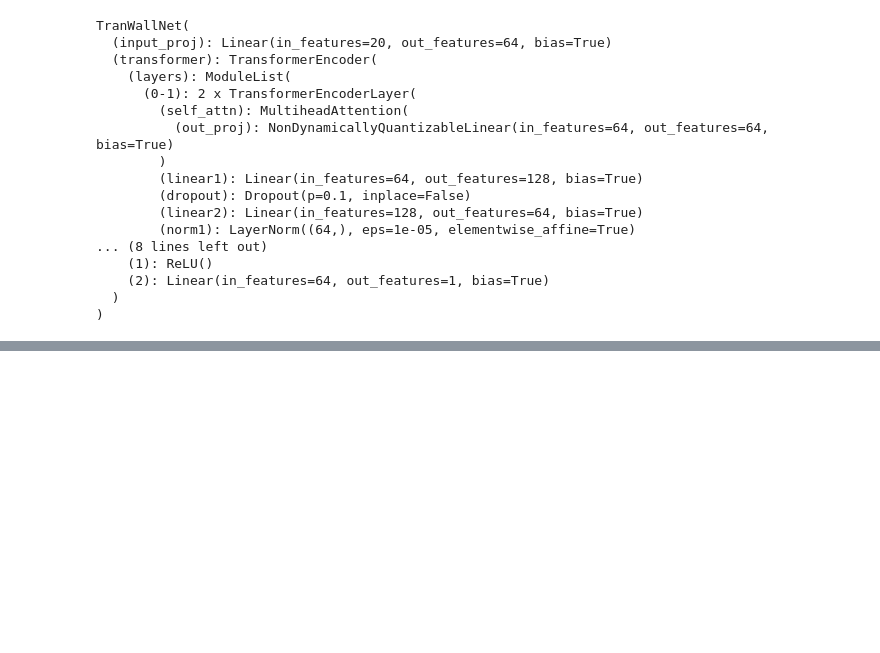
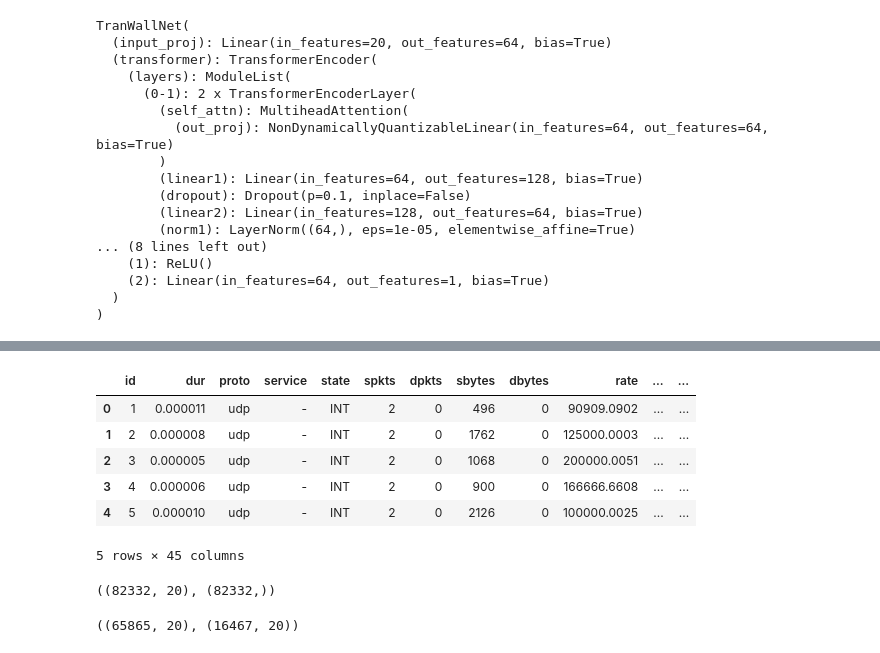
Before and after one commit to DtheFather/Transformer-Based-Adaptive-Network-Intrusion-Prevention-Firewall, a Jupyter notebook: model/tranwall_test.ipynb, the cells around one changed output, grey strips where cells are left out. Cells and saved outputs as stored; diff of their text form; code cells hidden in the pictures; blank space fills up the shorter version.

```diff
--- a/model/tranwall_test.ipynb
+++ b/model/tranwall_test.ipynb
@@ -128,0 +144,60 @@ plt.show()
+# %%
+csv_path = "../data/UNSW-NB15/UNSW_NB15_training-set.csv"
+df = pd.read_csv(csv_path)
+df.head()
+# %% [output]
+|  | id | dur | proto | service | state | spkts | dpkts | sbytes | dbytes | rate | ... | ... |
+| 0 | 1 | 0.000011 | udp | - | INT | 2 | 0 | 496 | 0 | 90909.0902 | ... | ... |
+| 1 | 2 | 0.000008 | udp | - | INT | 2 | 0 | 1762 | 0 | 125000.0003 | ... | ... |
+| 2 | 3 | 0.000005 | udp | - | INT | 2 | 0 | 1068 | 0 | 200000.0051 | ... | ... |
+| 3 | 4 | 0.000006 | udp | - | INT | 2 | 0 | 900 | 0 | 166666.6608 | ... | ... |
+| 4 | 5 | 0.000010 | udp | - | INT | 2 | 0 | 2126 | 0 | 100000.0025 | ... | ... |
+5 rows × 45 columns
+# %%
+feature_cols = [
+    "dur",
+    "spkts",
+    "dpkts",
+    "sbytes",
+    "dbytes",
+    "rate",
+    "sttl",
+    "dttl",
+    "sload",
+    "dload",
+    "sloss",
+    "dloss",
+    "sinpkt",
+    "dinpkt",
+    "smean",
+    "dmean",
+    "ct_srv_src",
+    "ct_state_ttl",
+    "ct_dst_ltm",
+    "ct_src_dport_ltm"
+]
+
+label_col = "label"
+
+X = df[feature_cols].astype("float32").values
+y = df[label_col].astype("int64").values
+
+X.shape, y.shape
+# %% [output]
+((82332, 20), (82332,))
+# %%
+X_train_np, X_val_np, y_train_np, y_val_np = train_test_split(
+    X,
+    y,
+    test_size=0.2,
+    random_state=42,
+    stratify=y
+)
+
+scaler = StandardScaler()
+X_train_scaled = scaler.fit_transform(X_train_np)
+X_val_scaled = scaler.transform(X_val_np)
+
+X_train_scaled.shape, X_val_scaled.shape
+# %% [output]
+((65865, 20), (16467, 20))
```
Also changed, not shown: parts of 10 cells of this notebook, 2 other files.
